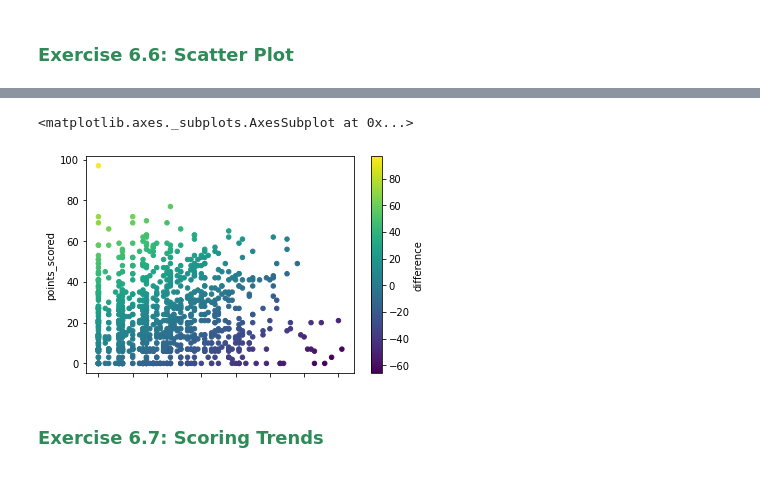
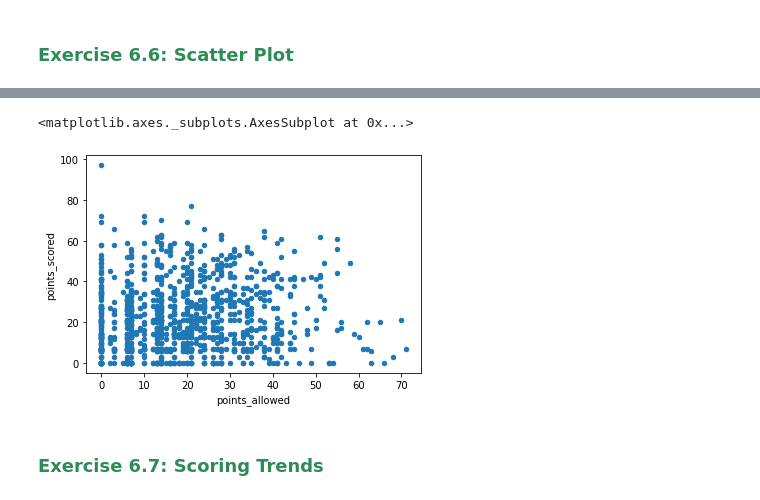
Before and after one commit to rinpoche-peregrine/Bi410_Projects, a Jupyter notebook: pandas.ipynb, the cells around one changed output, grey strips where cells are left out. Cells and saved outputs as stored; diff of their text form; code cells hidden in the pictures.

```diff
--- a/pandas.ipynb
+++ b/pandas.ipynb
@@ -120,9 +120,8 @@ np.subtract(5,3)
 2
 # %%
 difference = np.subtract(fb['points_scored'],fb['points_allowed'])
-#print(difference)
-#fb["difference"] = difference to add the difference column to right
-fb.insert(0, 'difference', difference)
+
+fb["difference"] = difference
 # %%
 difference
 # %% [output]
@@ -253,10 +239,11 @@ Create a scatter plot comparing the number of points allowed ($x$-axis) vs. numb
 
 **Optional:** The figure above also colors each dot according to the point difference, but your plot does not need to include dot colors (and it does not need the color bar on the right side).
 # %%
-fb.plot.scatter(x='points_allowed', y='points_scored', c='difference', colormap='viridis')
+fb.plot.scatter(x='points_allowed', y='points_scored', #c='difference', colormap='viridis'
+               )
 # %% [output]
 <matplotlib.axes._subplots.AxesSubplot at 0x...>
-[figure, old version]
+[figure, new version]
 # %% [markdown]
 ###  <span style="color:seagreen">Exercise 6.7: Scoring Trends</span>
 # %% [markdown]
```
Also changed, not shown: parts of 9 cells of this notebook.
